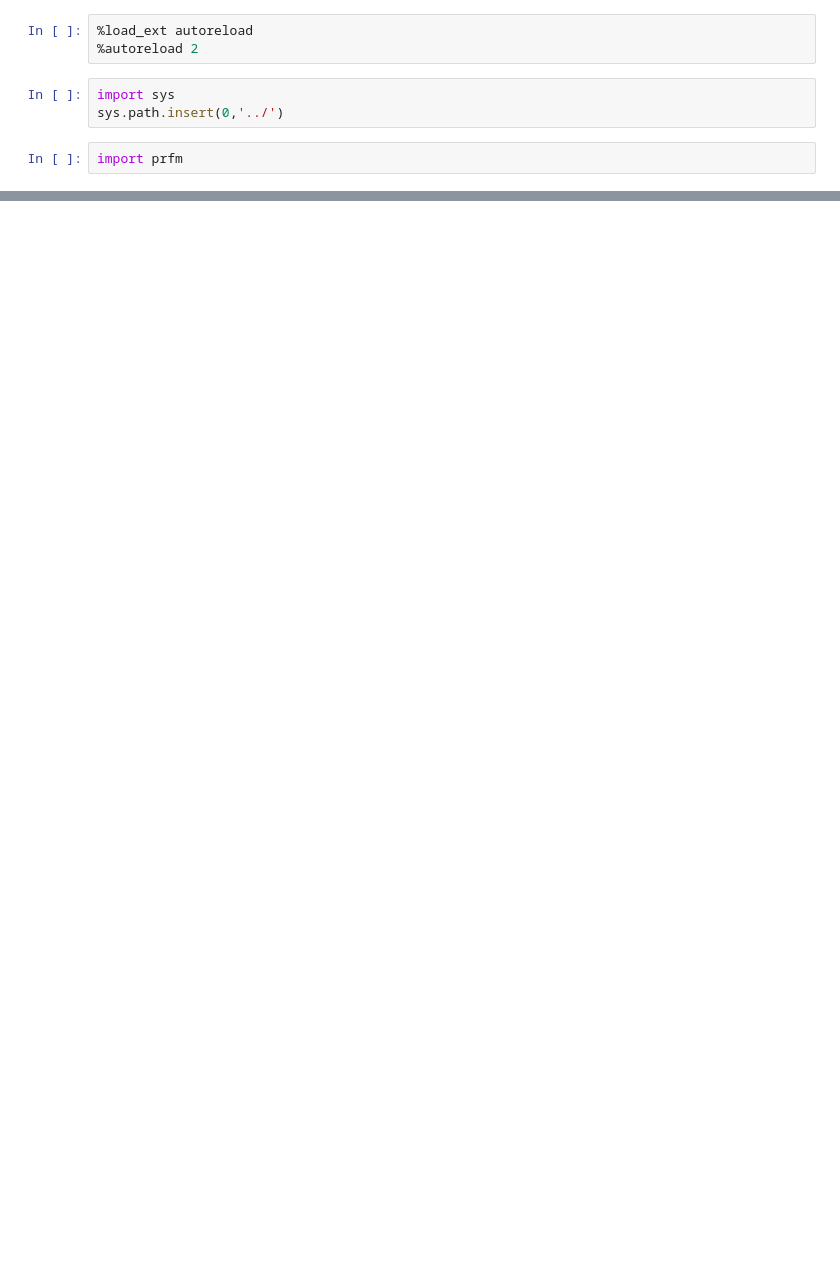
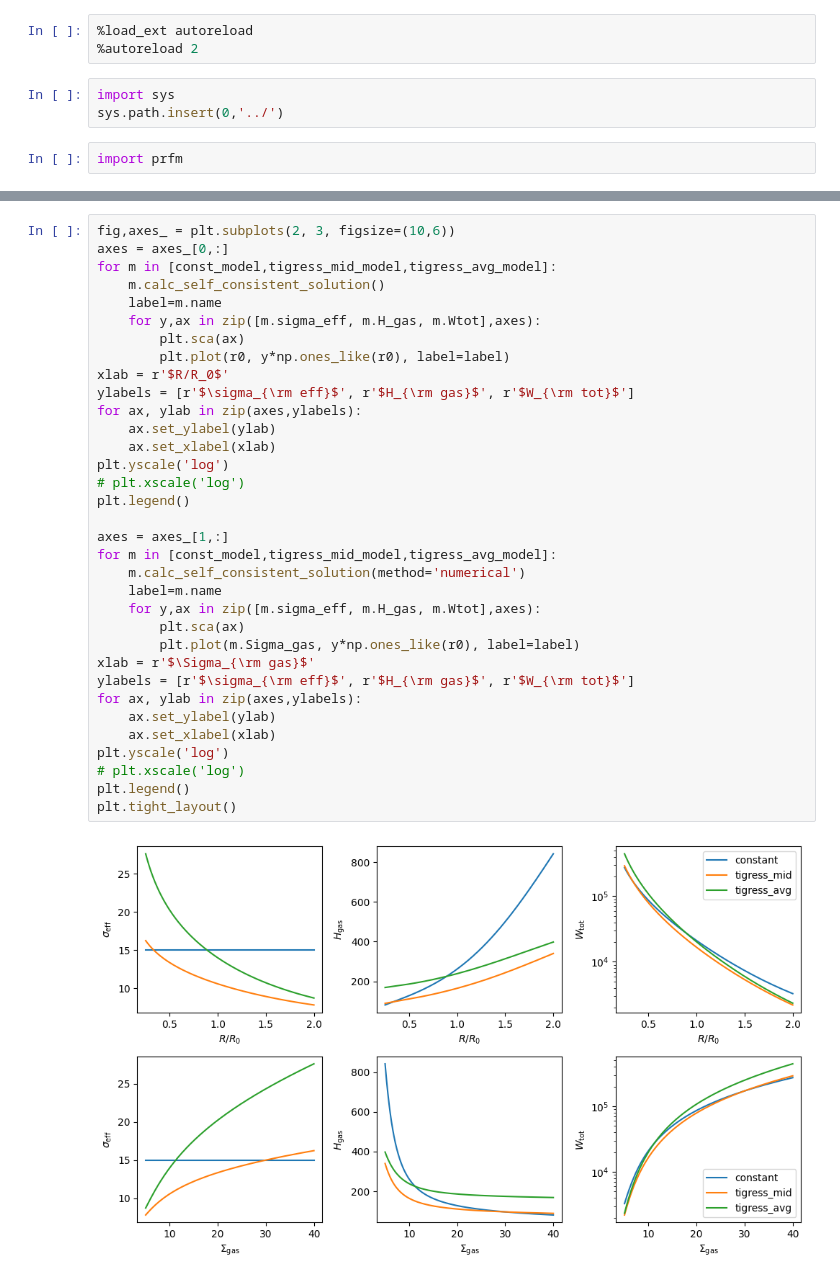
Before and after one commit to changgoo/PRFM, a Jupyter notebook: temporary/test.ipynb, the cells around one changed output, grey strips where cells are left out. Drawn from its saved outputs; the diff is of its cells as text; blank space fills up the shorter version.

```diff
--- a/temporary/test.ipynb
+++ b/temporary/test.ipynb
@@ -33,0 +142,36 @@ $1.9884099 \times 10^{30} \; \mathrm{kg}$
+# %%
+fig,axes_ = plt.subplots(2, 3, figsize=(10,6))
+axes = axes_[0,:]
+for m in [const_model,tigress_mid_model,tigress_avg_model]:
+    m.calc_self_consistent_solution()
+    label=m.name
+    for y,ax in zip([m.sigma_eff, m.H_gas, m.Wtot],axes):
+        plt.sca(ax)
+        plt.plot(r0, y*np.ones_like(r0), label=label)
+xlab = r'$R/R_0$'
+ylabels = [r'$\sigma_{\rm eff}$', r'$H_{\rm gas}$', r'$W_{\rm tot}$']
+for ax, ylab in zip(axes,ylabels):
+    ax.set_ylabel(ylab)
+    ax.set_xlabel(xlab)
+plt.yscale('log')
+# plt.xscale('log')
+plt.legend()
+
+axes = axes_[1,:]
+for m in [const_model,tigress_mid_model,tigress_avg_model]:
+    m.calc_self_consistent_solution(method='numerical')
+    label=m.name
+    for y,ax in zip([m.sigma_eff, m.H_gas, m.Wtot],axes):
+        plt.sca(ax)
+        plt.plot(m.Sigma_gas, y*np.ones_like(r0), label=label)
+xlab = r'$\Sigma_{\rm gas}$'
+ylabels = [r'$\sigma_{\rm eff}$', r'$H_{\rm gas}$', r'$W_{\rm tot}$']
+for ax, ylab in zip(axes,ylabels):
+    ax.set_ylabel(ylab)
+    ax.set_xlabel(xlab)
+plt.yscale('log')
+# plt.xscale('log')
+plt.legend()
+plt.tight_layout()
+# %% [output]
+[figure, added]
```
Also changed, not shown: parts of 15 cells of this notebook, 4 other files.
